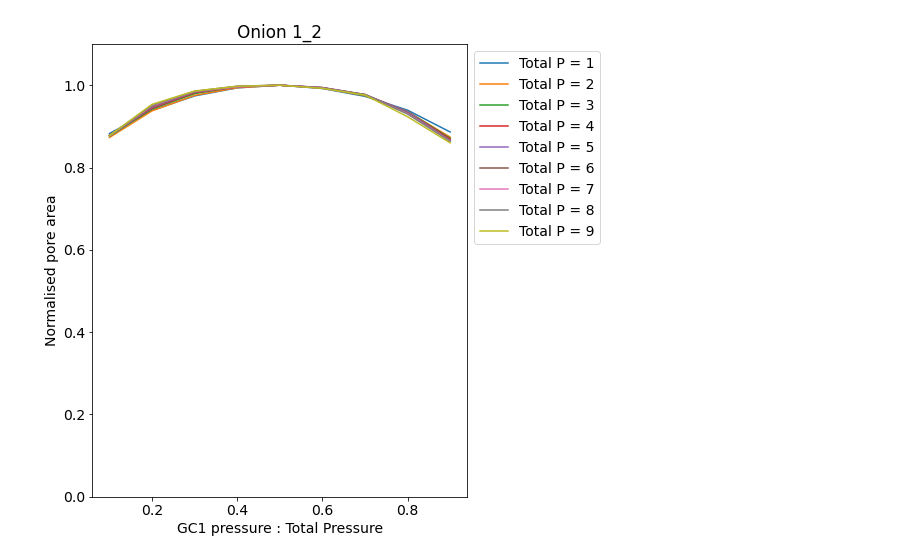
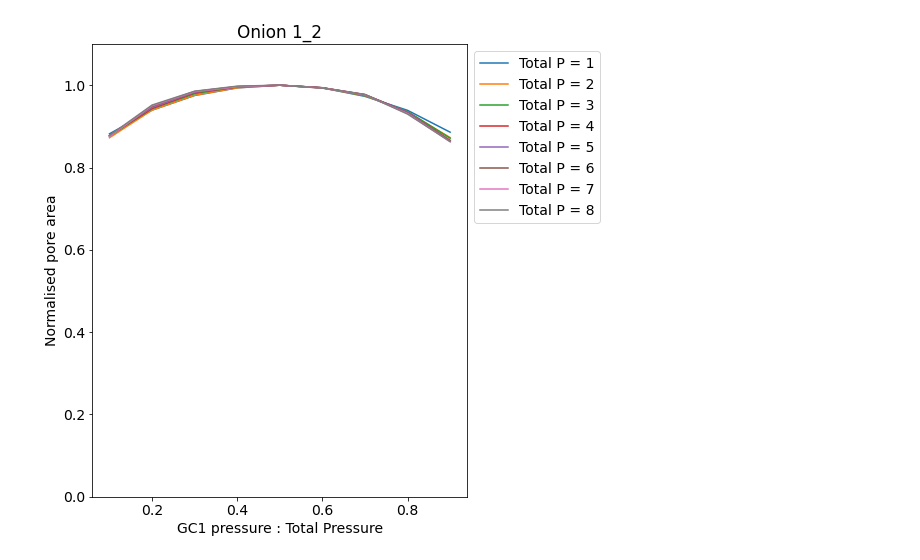
Before and after one commit to mtomtom/symplastic-guard-cell-connections, a Jupyter notebook: JupyterNotebooks/plots.ipynb, the cells around one changed output. Cells and saved outputs as stored; diff of their text form; code cells hidden in the pictures.

Commit message:
Added in the rest of the code for thie figures, and the MDX version

```diff
--- a/JupyterNotebooks/plots.ipynb
+++ b/JupyterNotebooks/plots.ipynb
@@ -3,37 +3,37 @@
 
 import pandas as pd
 import matplotlib.pyplot as plt
+import numpy as np
 
 path_to_data = "../data/"
-folder = "Figure3b/"
 
 plt.rcParams.update({'font.size': 14})
 
 def calculate_ratio(df, maxP, exp):
     df["ratio"] = df["Left GC Pressure"] / maxP
     df["Area norm"] = (df["Area"]) / (df["Area"].max())
     return df
 
 fig = plt.figure(figsize=(8,7))
 ax = fig.add_subplot(111)
 
-for i in range(1,10):
-    results = pd.read_csv(path_to_data + folder + "output_" + str(i) + ".csv")
-    results = results[(results["Left GC Pressure"]!= 0) & (results["Right GC Pressure"]!= 0)]
+for i in range(1,9):
+    results = pd.read_csv(path_to_data + "output_" + str(i) + ".csv")
+    results = results[~(results["Left GC Pressure"] == 0) & ~np.isclose(results["Right GC Pressure"], 0)]
     max_ratio = calculate_ratio(results, i, 1_2)
     ax.plot(max_ratio["ratio"].to_numpy(), max_ratio["Area norm"].to_numpy(), label='Total P = ' + str(i))
 
 # Move the legend to the right side of the plot
 ax.legend(loc='upper left', bbox_to_anchor=(1, 1))
 
 # Adjust layout to make room for the legend
 plt.tight_layout()
 ax.set_xlabel("GC1 pressure : Total Pressure")
 ax.set_ylabel("Normalised pore area")
 ax.set_title("Onion 1_2")
 plt.ylim(0,1.1)
 
 plt.savefig("../Figures/Onion_1_2_normalised.svg", bbox_inches='tight')
 plt.show()
 # %% [output]
-[figure, old version]
+[figure, new version]
```
Also changed, not shown: parts of 2 cells of this notebook, 21 other files.
